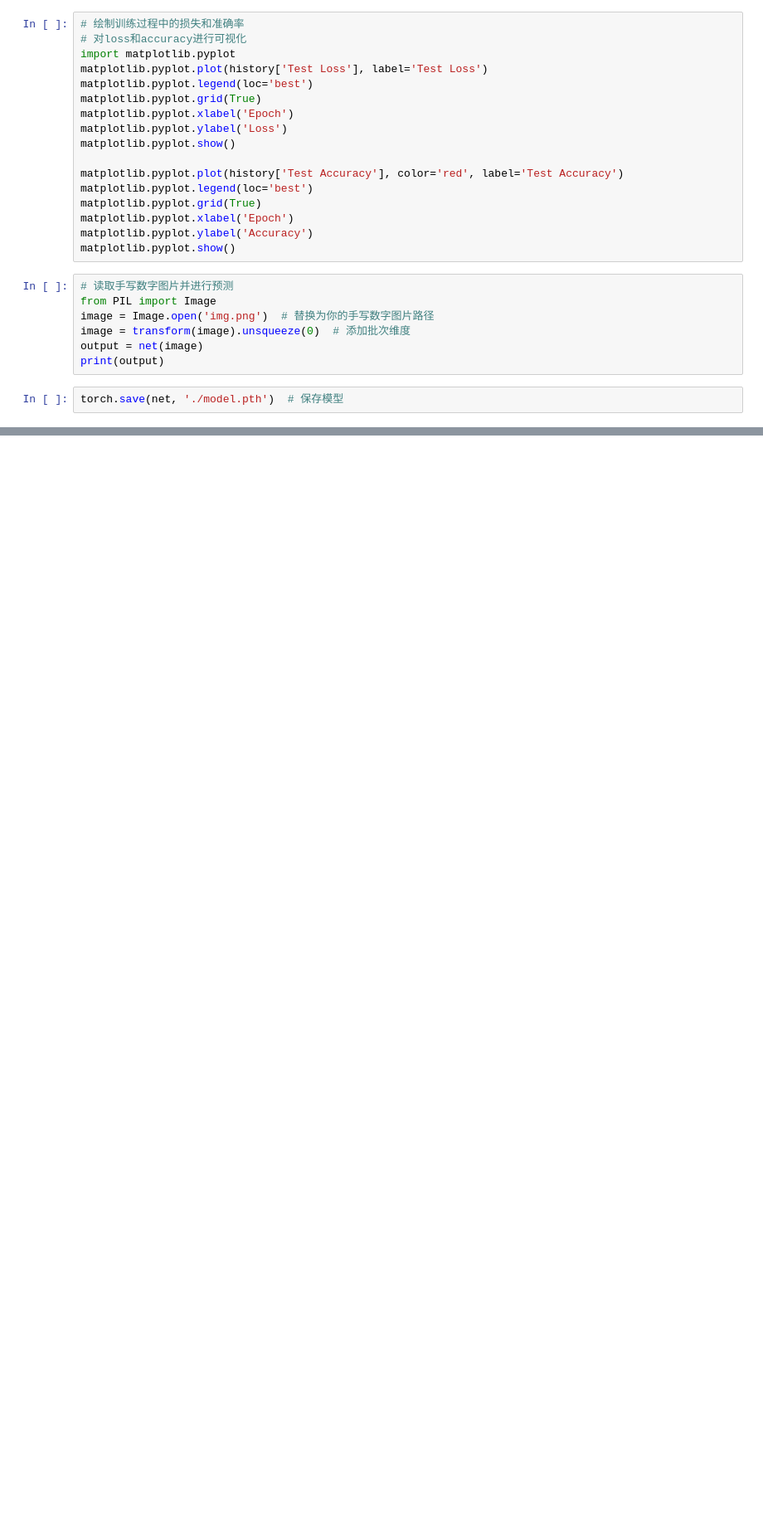
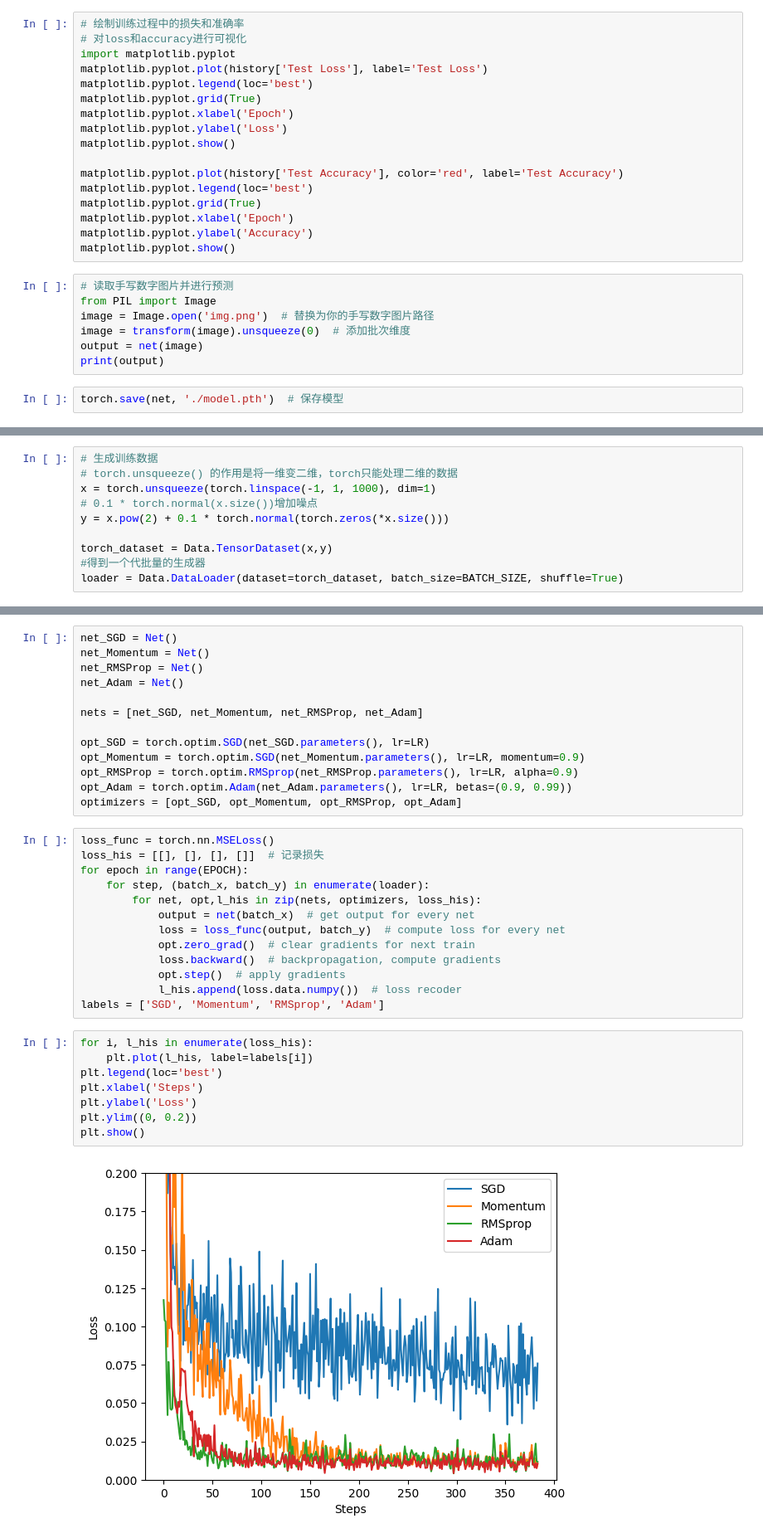
Before and after one commit to JINHUILYU/pytorch, a Jupyter notebook: demo.ipynb, the cells around one changed output, grey strips where cells are left out. Shown at 83% size. Drawn from its saved outputs; the diff is of its cells as text; blank space fills up the shorter version.

```diff
--- a/demo.ipynb
+++ b/demo.ipynb
@@ -154,0 +371,10 @@ torch.save(net, './model.pth')  # 保存模型
+# %%
+# 生成训练数据
+# torch.unsqueeze() 的作用是将一维变二维，torch只能处理二维的数据
+x = torch.unsqueeze(torch.linspace(-1, 1, 1000), dim=1)
+# 0.1 * torch.normal(x.size())增加噪点
+y = x.pow(2) + 0.1 * torch.normal(torch.zeros(*x.size()))
+
+torch_dataset = Data.TensorDataset(x,y)
+#得到一个代批量的生成器
+loader = Data.DataLoader(dataset=torch_dataset, batch_size=BATCH_SIZE, shuffle=True)
@@ -154,0 +394,36 @@ torch.save(net, './model.pth')  # 保存模型
+# %%
+net_SGD = Net()
+net_Momentum = Net()
+net_RMSProp = Net()
+net_Adam = Net()
+
+nets = [net_SGD, net_Momentum, net_RMSProp, net_Adam]
+
+opt_SGD = torch.optim.SGD(net_SGD.parameters(), lr=LR)
+opt_Momentum = torch.optim.SGD(net_Momentum.parameters(), lr=LR, momentum=0.9)
+opt_RMSProp = torch.optim.RMSprop(net_RMSProp.parameters(), lr=LR, alpha=0.9)
+opt_Adam = torch.optim.Adam(net_Adam.parameters(), lr=LR, betas=(0.9, 0.99))
+optimizers = [opt_SGD, opt_Momentum, opt_RMSProp, opt_Adam]
+# %%
+loss_func = torch.nn.MSELoss()
+loss_his = [[], [], [], []]  # 记录损失
+for epoch in range(EPOCH):
+    for step, (batch_x, batch_y) in enumerate(loader):
+        for net, opt,l_his in zip(nets, optimizers, loss_his):
+            output = net(batch_x)  # get output for every net
+            loss = loss_func(output, batch_y)  # compute loss for every net
+            opt.zero_grad()  # clear gradients for next train
+            loss.backward()  # backpropagation, compute gradients
+            opt.step()  # apply gradients
+            l_his.append(loss.data.numpy())  # loss recoder
+labels = ['SGD', 'Momentum', 'RMSprop', 'Adam']
+# %%
+for i, l_his in enumerate(loss_his):
+    plt.plot(l_his, label=labels[i])
+plt.legend(loc='best')
+plt.xlabel('Steps')
+plt.ylabel('Loss')
+plt.ylim((0, 0.2))
+plt.show()
+# %% [output]
+[figure, added]
```
Also changed, not shown: parts of 19 cells of this notebook, 4 other files.
